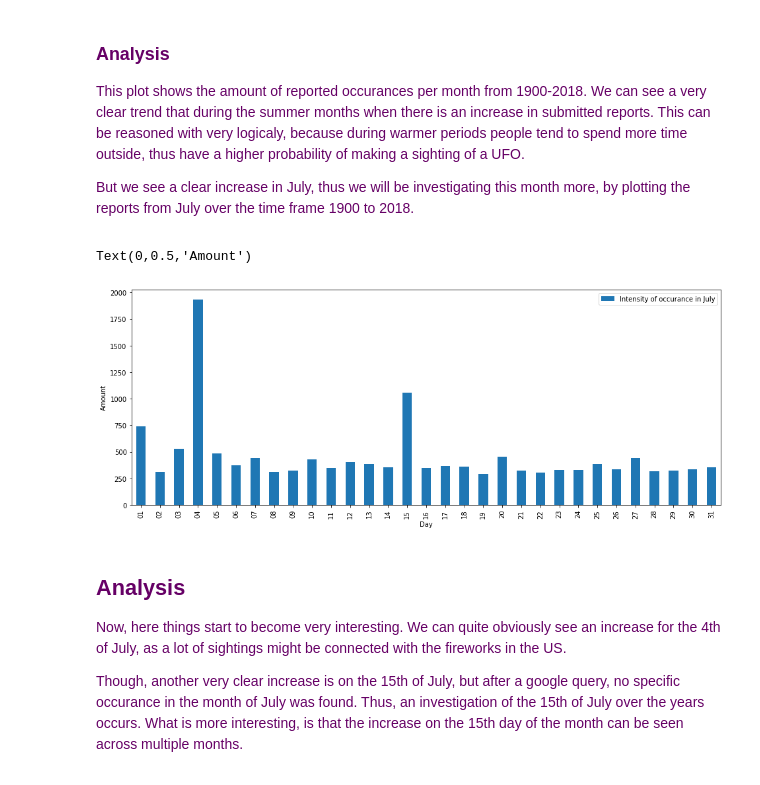
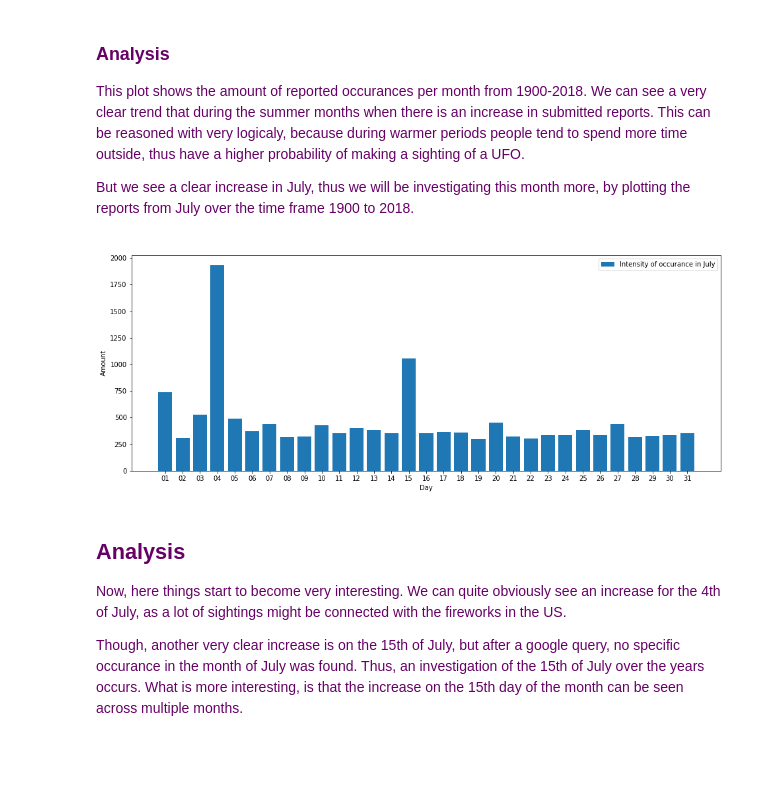
Before and after one commit to kiru/ada_project, a Jupyter notebook: UFO-Jurgis.ipynb, the cells around one changed output. Cells and saved outputs as stored; diff of their text form; code cells hidden in the pictures.

```diff
--- a/UFO-Jurgis.ipynb
+++ b/UFO-Jurgis.ipynb
@@ -108,22 +113,24 @@ This can be reasoned with very logicaly, because during warmer periods people te
 
 But we see a clear increase in July, thus we will be investigating this month more, by plotting the reports from July over the time frame 1900 to 2018.
 # %%
-df_july = df_reports[['Occurred']].copy()
-df_july = df_july[(df_july.Occurred.dt.year > 1900)]
-df_july = df_july[(df_july.Occurred.dt.month == 7)]
-index_list = df_july[df_july.Occurred.isna()].index
-df_july = df_july.dropna()
-df_july['days'] = df_july.Occurred.map(lambda x: x.strftime('%d'))
-july_plotting_times = df_july.groupby(by='days').count()
+def get_plot_july(df):
+    df_july = df[['Occurred']].copy()
+    df_july = df_july[(df_july.Occurred.dt.year > 1900)]
+    df_july = df_july[(df_july.Occurred.dt.month == 7)]
+    index_list = df_july[df_july.Occurred.isna()].index
+    df_july = df_july.dropna()
+    df_july['days'] = df_july.Occurred.map(lambda x: x.strftime('%d'))
+    july_plotting_times = df_july.groupby(by='days').count()
+
+    fig, ax = subplots(figsize=(16,6))
+    plt.bar(july_plotting_times.index, july_plotting_times.Occurred)
+    plt.legend(['Intensity of occurance in July'])
+    plt.xlabel("Day")
+    plt.ylabel('Amount')
+    plt.show()
+get_plot_july(df_reports)
+# %% [output]
+[figure, added]
-# %%
-fig, ax = subplots()
-july_plotting_times.plot.bar(figsize=(16,6), ax=ax)
-ax.legend(['Intensity of occurance in July'])
-xlabel("Day")
-ylabel('Amount')
-# %% [output]
-Text(0,0.5,'Amount')
-[figure, removed]
 # %% [markdown]
 <font color='#660066'>
 
```
Also changed, not shown: parts of 30 cells of this notebook.
